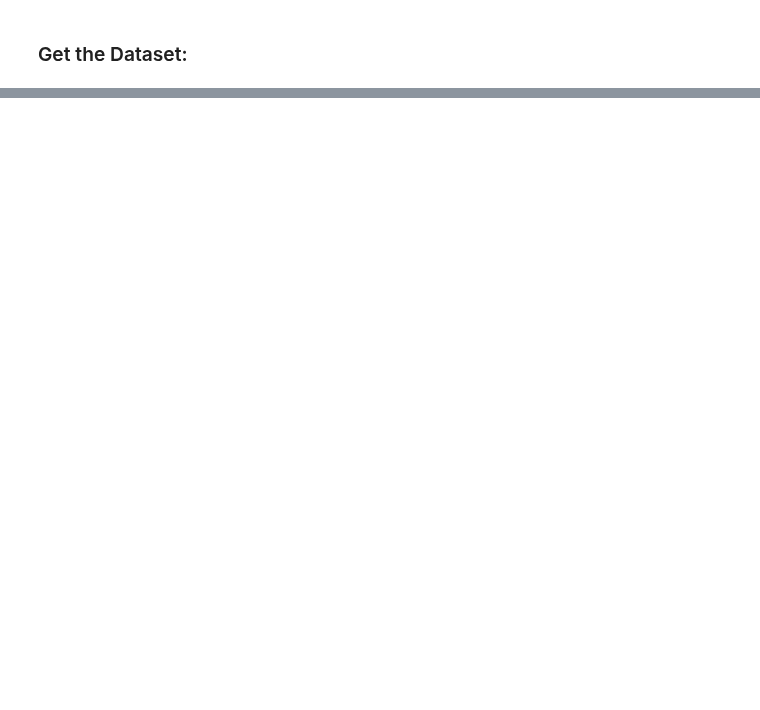
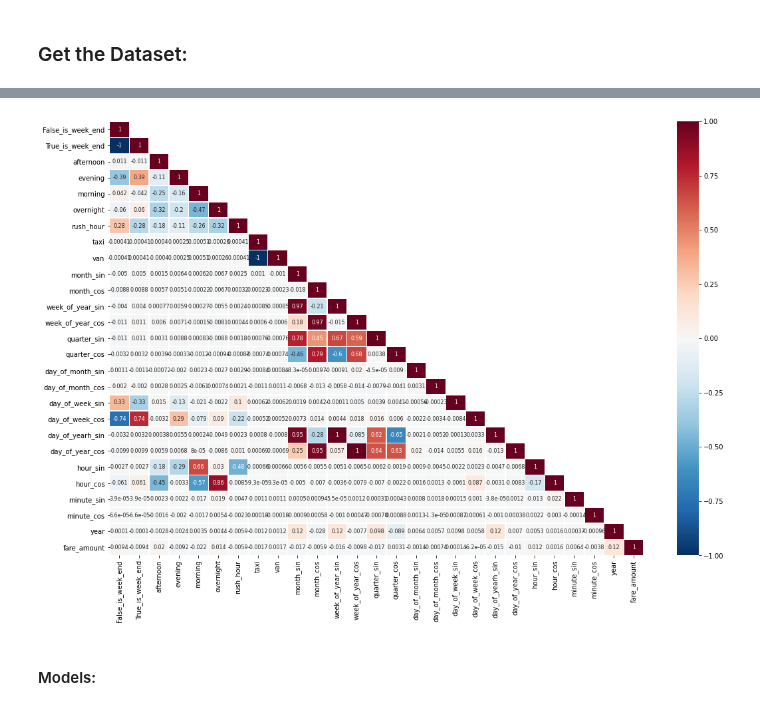
Before and after one commit to CalenDario13/NYC_Taxi, a Jupyter notebook: BDC_project_data_briks.ipynb, the cells around one changed output, grey strips where cells are left out. Drawn from its saved outputs; the diff is of its cells as text; code cells hidden in the pictures; blank space fills up the shorter version.

```diff
--- a/BDC_project_data_briks.ipynb
+++ b/BDC_project_data_briks.ipynb
@@ -61,0 +2699,7 @@ print(time() - s)
+# %%
+NUMERICAL = ['month_sin', 'month_cos','week_of_year_sin','week_of_year_cos','quarter_sin',
+             'quarter_cos','day_of_month_sin', 'day_of_month_cos', 'day_of_week_sin', 'day_of_week_cos', 'day_of_yearh_sin',
+             'day_of_year_cos', 'hour_sin', 'hour_cos', 'minute_sin', 'minute_cos', 'year'
+            ]
+CATEGORICAL = ['is_week_end', 'part_of_day', 'taxi_or_van']
+TARGET = 'fare_amount'
@@ -61,0 +2708,7 @@ print(time() - s)
+# %%
+utils = ModelUtils(NUMERICAL, CATEGORICAL, TARGET)
+utils.compute_correlation(method='pearson', df=train, include_target=True, size=(18,12))
+# %% [output]
+[figure, added]
+# %% [markdown]
+#### Models:
```
Also changed, not shown: parts of 226 cells of this notebook, 3 other files.
